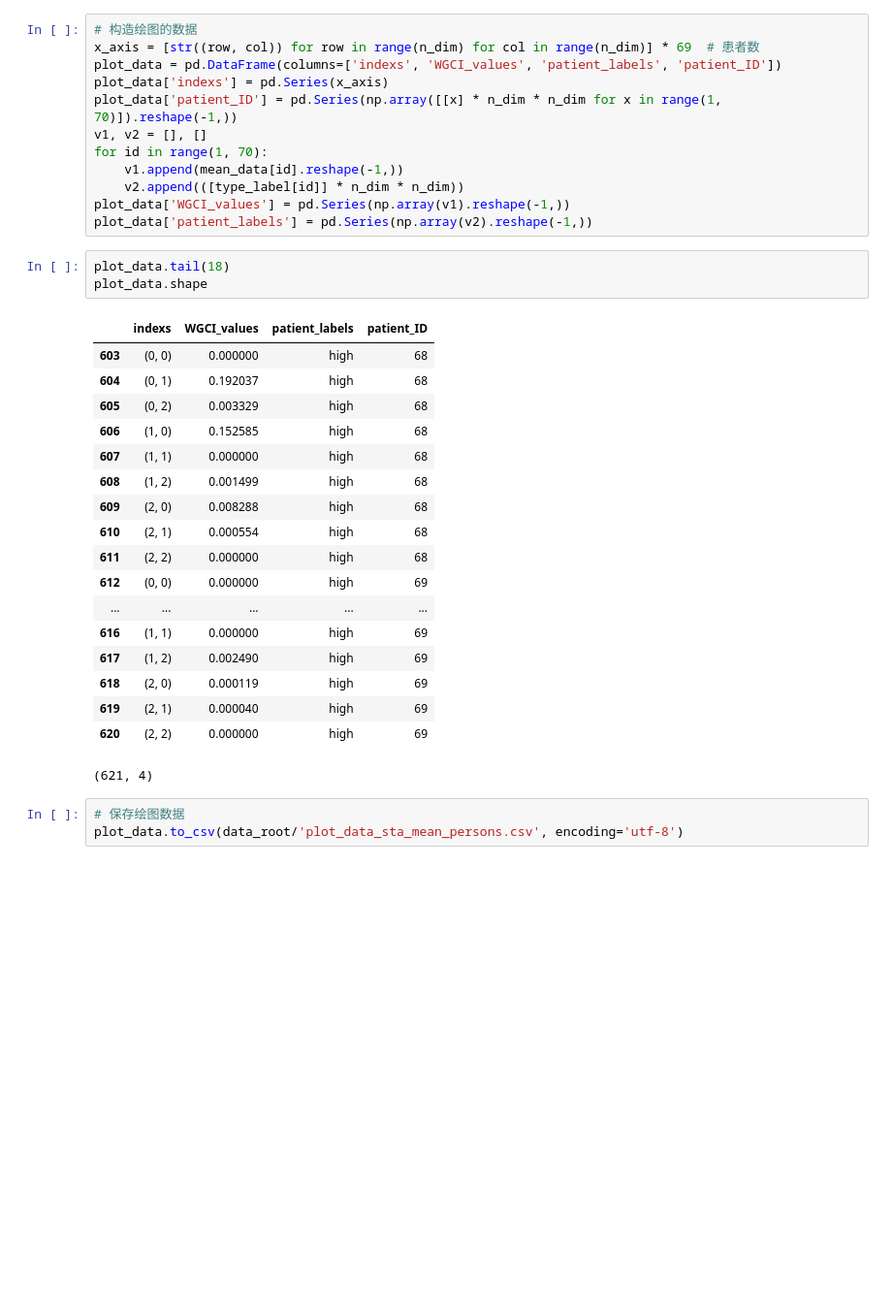
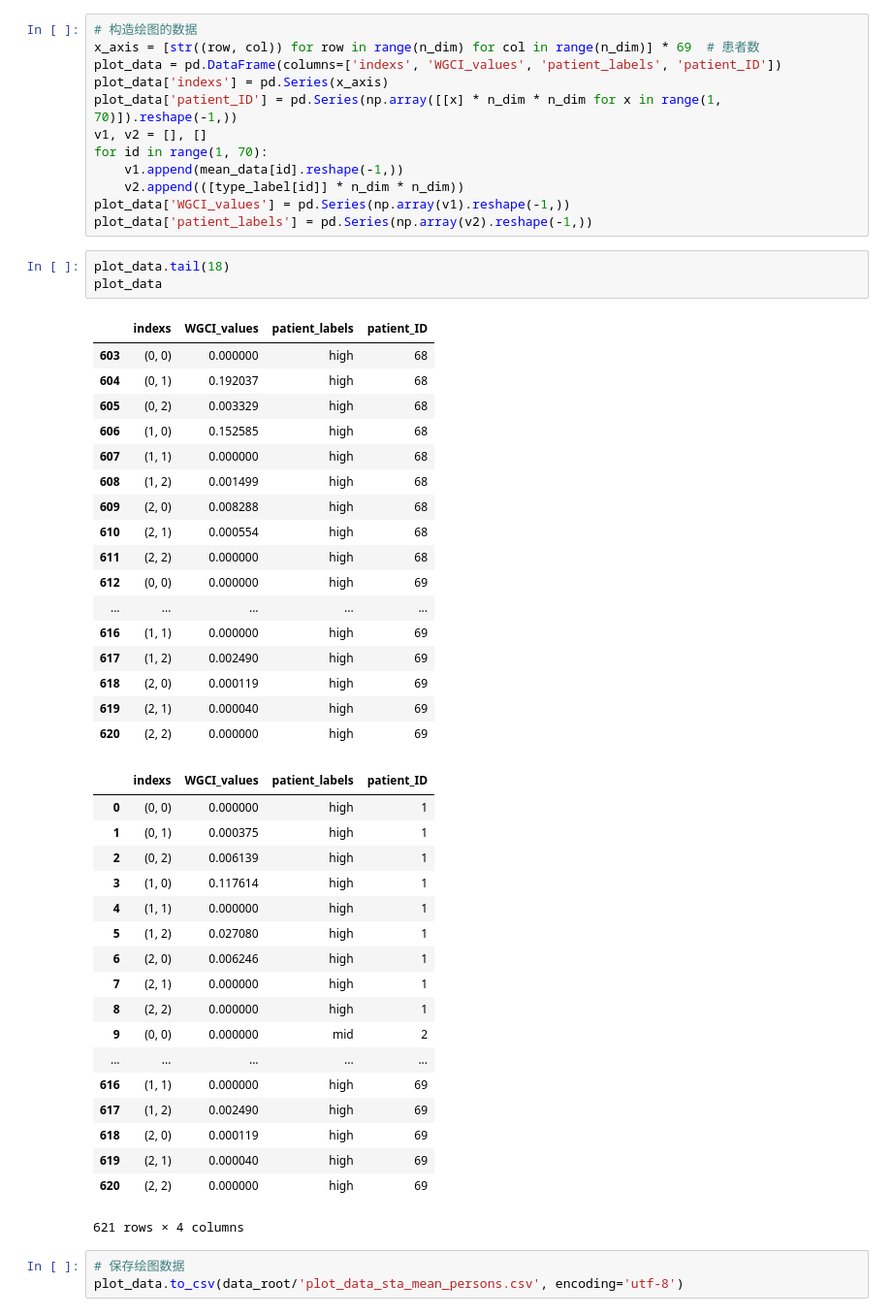
Before and after one commit to limpins/Deep-Learning-for-Time-Series, a Jupyter notebook: nbs/WGCI_analysis_visualization.ipynb, the cells around one changed output. Shown: that part at 97% size. Drawn from its saved outputs; the diff is of its cells as text; blank space fills up the shorter version.

```diff
--- a/nbs/WGCI_analysis_visualization.ipynb
+++ b/nbs/WGCI_analysis_visualization.ipynb
@@ -237,26 +252,43 @@ plot_data['WGCI_values'] = pd.Series(np.array(v1).reshape(-1,))
 plot_data['patient_labels'] = pd.Series(np.array(v2).reshape(-1,))
 # %%
 plot_data.tail(18)
-plot_data.shape
+plot_data
 # %% [output]
 |  | indexs | WGCI_values | patient_labels | patient_ID |
 | 603 | (0, 0) | 0.000000 | high | 68 |
 | 604 | (0, 1) | 0.192037 | high | 68 |
 | 605 | (0, 2) | 0.003329 | high | 68 |
 | 606 | (1, 0) | 0.152585 | high | 68 |
 | 607 | (1, 1) | 0.000000 | high | 68 |
 | 608 | (1, 2) | 0.001499 | high | 68 |
 | 609 | (2, 0) | 0.008288 | high | 68 |
 | 610 | (2, 1) | 0.000554 | high | 68 |
 | 611 | (2, 2) | 0.000000 | high | 68 |
 | 612 | (0, 0) | 0.000000 | high | 69 |
 | ... | ... | ... | ... | ... |
 | 616 | (1, 1) | 0.000000 | high | 69 |
 | 617 | (1, 2) | 0.002490 | high | 69 |
 | 618 | (2, 0) | 0.000119 | high | 69 |
 | 619 | (2, 1) | 0.000040 | high | 69 |
 | 620 | (2, 2) | 0.000000 | high | 69 |
+|  | indexs | WGCI_values | patient_labels | patient_ID |
+| 0 | (0, 0) | 0.000000 | high | 1 |
+| 1 | (0, 1) | 0.000375 | high | 1 |
+| 2 | (0, 2) | 0.006139 | high | 1 |
+| 3 | (1, 0) | 0.117614 | high | 1 |
+| 4 | (1, 1) | 0.000000 | high | 1 |
+| 5 | (1, 2) | 0.027080 | high | 1 |
+| 6 | (2, 0) | 0.006246 | high | 1 |
+| 7 | (2, 1) | 0.000000 | high | 1 |
+| 8 | (2, 2) | 0.000000 | high | 1 |
+| 9 | (0, 0) | 0.000000 | mid | 2 |
+| ... | ... | ... | ... | ... |
+| 616 | (1, 1) | 0.000000 | high | 69 |
+| 617 | (1, 2) | 0.002490 | high | 69 |
+| 618 | (2, 0) | 0.000119 | high | 69 |
+| 619 | (2, 1) | 0.000040 | high | 69 |
+| 620 | (2, 2) | 0.000000 | high | 69 |
-(621, 4)
+621 rows × 4 columns
 # %%
 # 保存绘图数据
 plot_data.to_csv(data_root/'plot_data_sta_mean_persons.csv', encoding='utf-8')
```
Also changed, not shown: parts of 9 cells of this notebook, 3 other files.
